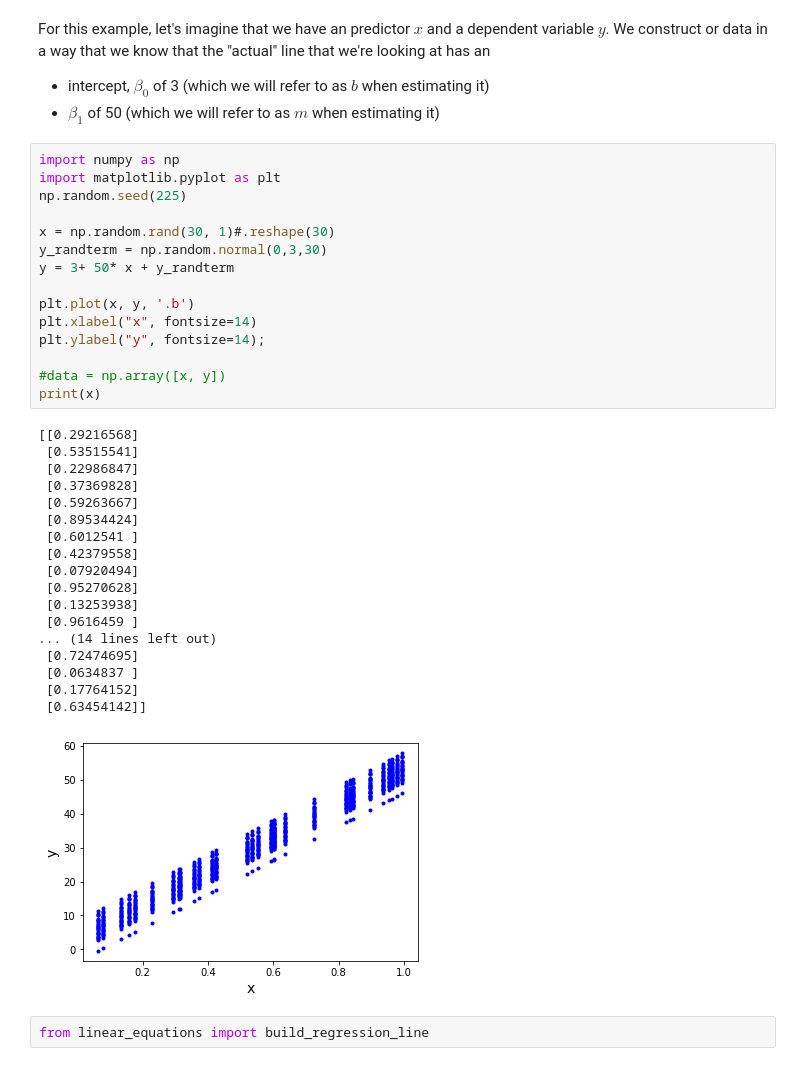
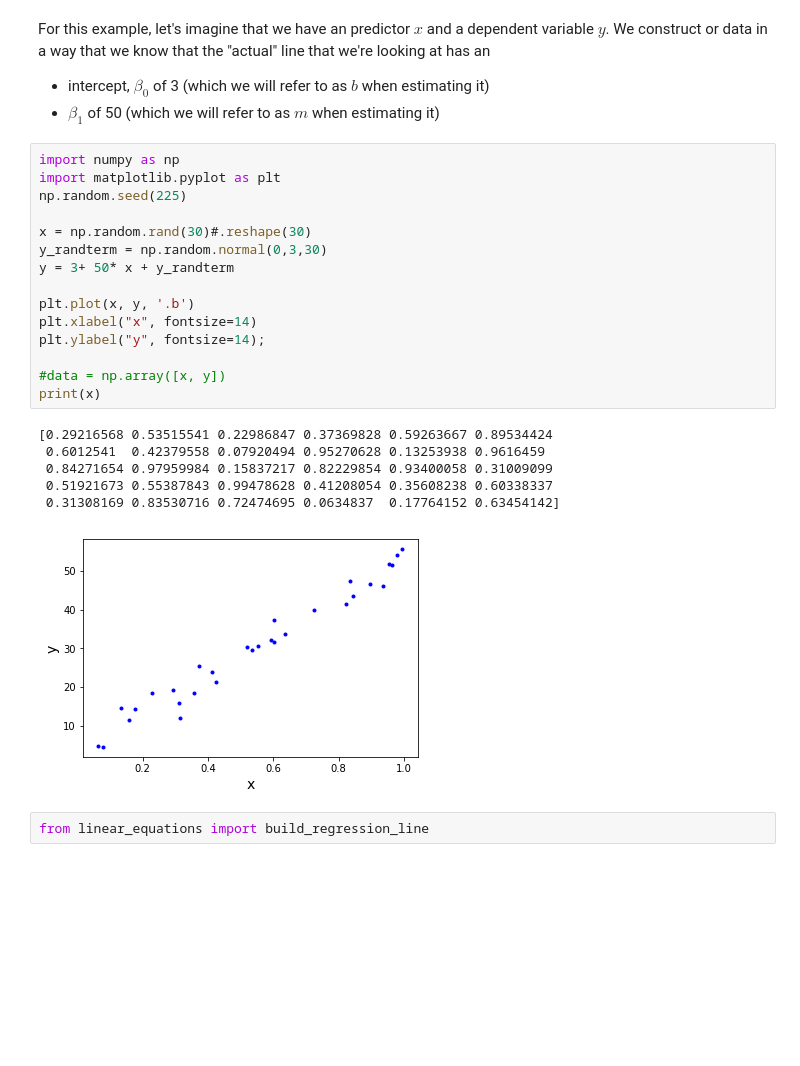
Before and after one commit to rvent/dsc-2-14-10-introduction-to-gradient-descent-nyc-ds-career-012819, a Jupyter notebook: index.ipynb, the cells around one changed output. Saved outputs shown, nothing was run; the diff lists cells and outputs as text; blank space fills up the shorter version.

```diff
--- a/index.ipynb
+++ b/index.ipynb
@@ -23,37 +23,25 @@ For this example, let's imagine that we have an predictor $x$ and a dependent va
 # %%
 import numpy as np
 import matplotlib.pyplot as plt
 np.random.seed(225)
 
-x = np.random.rand(30, 1)#.reshape(30)
+x = np.random.rand(30)#.reshape(30)
 y_randterm = np.random.normal(0,3,30)
 y = 3+ 50* x + y_randterm
 
 plt.plot(x, y, '.b')
 plt.xlabel("x", fontsize=14)
 plt.ylabel("y", fontsize=14);
 
 #data = np.array([x, y])
 print(x)
 # %% [output]
-[[0.29216568]
- [0.53515541]
- [0.22986847]
- [0.37369828]
- [0.59263667]
- [0.89534424]
- [0.6012541 ]
- [0.42379558]
- [0.07920494]
- [0.95270628]
- [0.13253938]
- [0.9616459 ]
-... (14 lines left out)
- [0.72474695]
- [0.0634837 ]
- [0.17764152]
- [0.63454142]]
+[0.29216568 0.53515541 0.22986847 0.37369828 0.59263667 0.89534424
+ 0.6012541  0.42379558 0.07920494 0.95270628 0.13253938 0.9616459
+ 0.84271654 0.97959984 0.15837217 0.82229854 0.93400058 0.31009099
+ 0.51921673 0.55387843 0.99478628 0.41208054 0.35608238 0.60338337
+ 0.31308169 0.83530716 0.72474695 0.0634837  0.17764152 0.63454142]
-[figure, old version]
+[figure, new version]
 # %%
 from linear_equations import build_regression_line
 # %%
```
